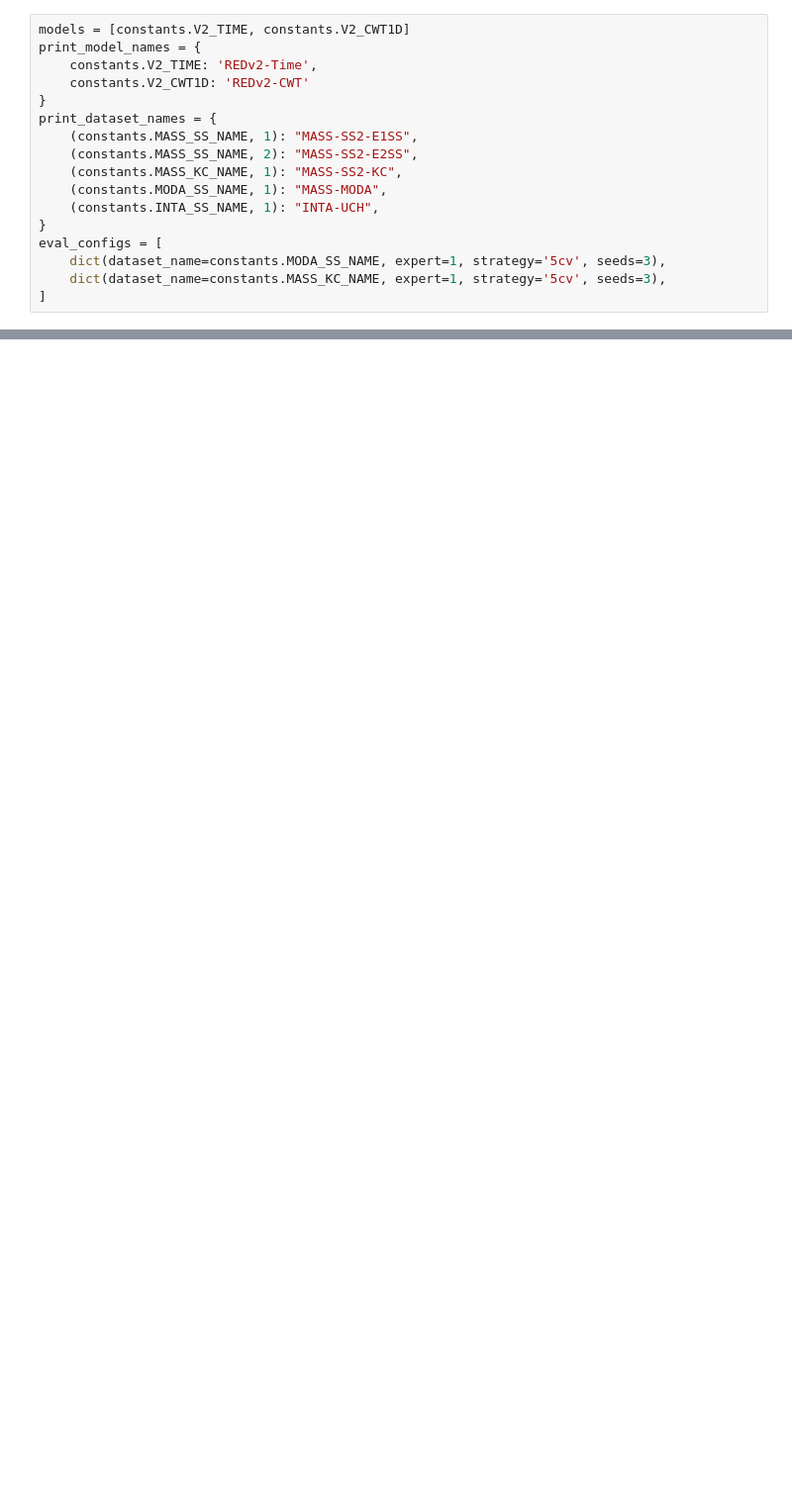
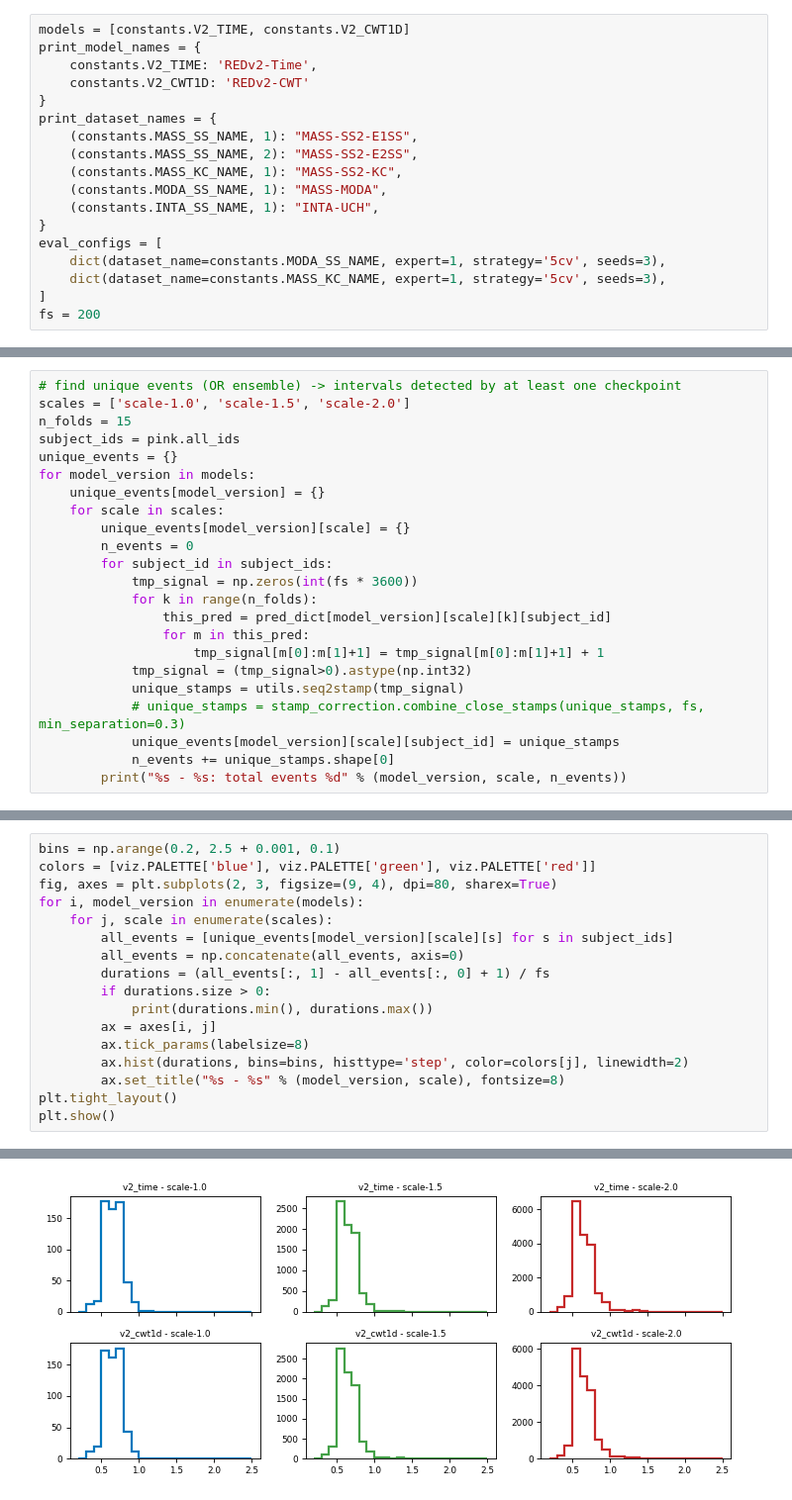
Before and after one commit to nicolasigor/sleep-rnn, a Jupyter notebook: figs_thesis/2021_eda_pink.ipynb, the cells around one changed output, grey strips where cells are left out. Shown: that part at 99% size. Drawn from its saved outputs; the diff is of its cells as text; blank space fills up the shorter version.

Commit message:
pink eda advanced, idea formed

```diff
--- a/figs_thesis/2021_eda_pink.ipynb
+++ b/figs_thesis/2021_eda_pink.ipynb
@@ -49,3 +50,4 @@ eval_configs = [
     dict(dataset_name=constants.MODA_SS_NAME, expert=1, strategy='5cv', seeds=3),
     dict(dataset_name=constants.MASS_KC_NAME, expert=1, strategy='5cv', seeds=3),
 ]
+fs = 200
@@ -72,0 +124,23 @@ print("Done.")
+# %%
+# find unique events (OR ensemble) -> intervals detected by at least one checkpoint
+scales = ['scale-1.0', 'scale-1.5', 'scale-2.0']
+n_folds = 15
+subject_ids = pink.all_ids
+unique_events = {}
+for model_version in models:
+    unique_events[model_version] = {}
+    for scale in scales:
+        unique_events[model_version][scale] = {}
+        n_events = 0
+        for subject_id in subject_ids:
+            tmp_signal = np.zeros(int(fs * 3600))
+            for k in range(n_folds):
+                this_pred = pred_dict[model_version][scale][k][subject_id]
+                for m in this_pred:
+                    tmp_signal[m[0]:m[1]+1] = tmp_signal[m[0]:m[1]+1] + 1
+            tmp_signal = (tmp_signal>0).astype(np.int32)
+            unique_stamps = utils.seq2stamp(tmp_signal)
+            # unique_stamps = stamp_correction.combine_close_stamps(unique_stamps, fs, min_separation=0.3)
+            unique_events[model_version][scale][subject_id] = unique_stamps
+            n_events += unique_stamps.shape[0]
+        print("%s - %s: total events %d" % (model_version, scale, n_events))
@@ -72,0 +154,18 @@ print("Done.")
+# %%
+bins = np.arange(0.2, 2.5 + 0.001, 0.1)
+colors = [viz.PALETTE['blue'], viz.PALETTE['green'], viz.PALETTE['red']]
+fig, axes = plt.subplots(2, 3, figsize=(9, 4), dpi=80, sharex=True)
+for i, model_version in enumerate(models):
+    for j, scale in enumerate(scales):
+        all_events = [unique_events[model_version][scale][s] for s in subject_ids]
+        all_events = np.concatenate(all_events, axis=0)
+        durations = (all_events[:, 1] - all_events[:, 0] + 1) / fs
+        if durations.size > 0:
+            print(durations.min(), durations.max())
+        ax = axes[i, j]
+        ax.tick_params(labelsize=8)
+        ax.hist(durations, bins=bins, histtype='step', color=colors[j], linewidth=2)
+        ax.set_title("%s - %s" % (model_version, scale), fontsize=8)
+plt.tight_layout()
+plt.show()
+# %% [output]
@@ -72,0 +178 @@ print("Done.")
+[figure, added]
```
Also changed, not shown: parts of 15 cells of this notebook, 1 other file.
